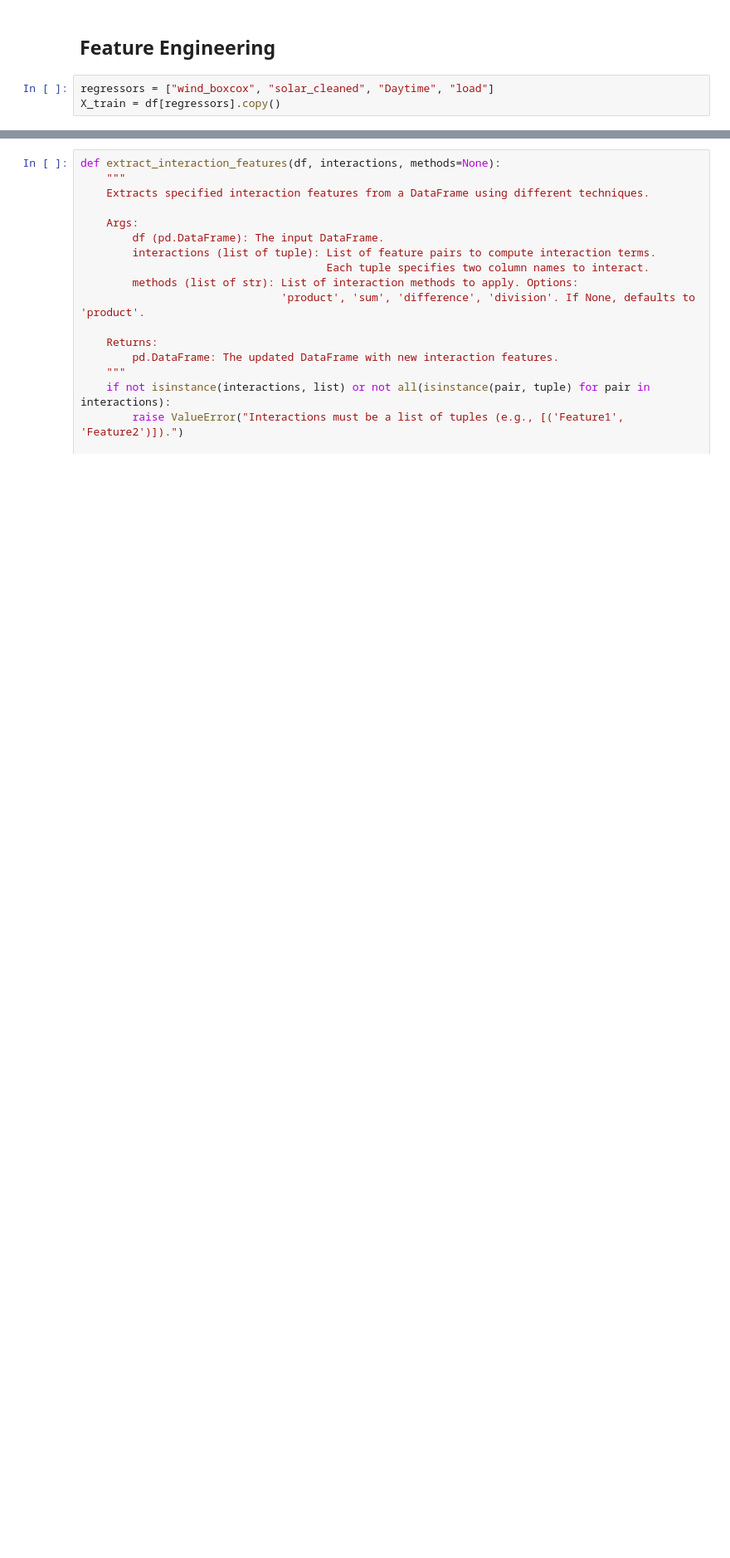
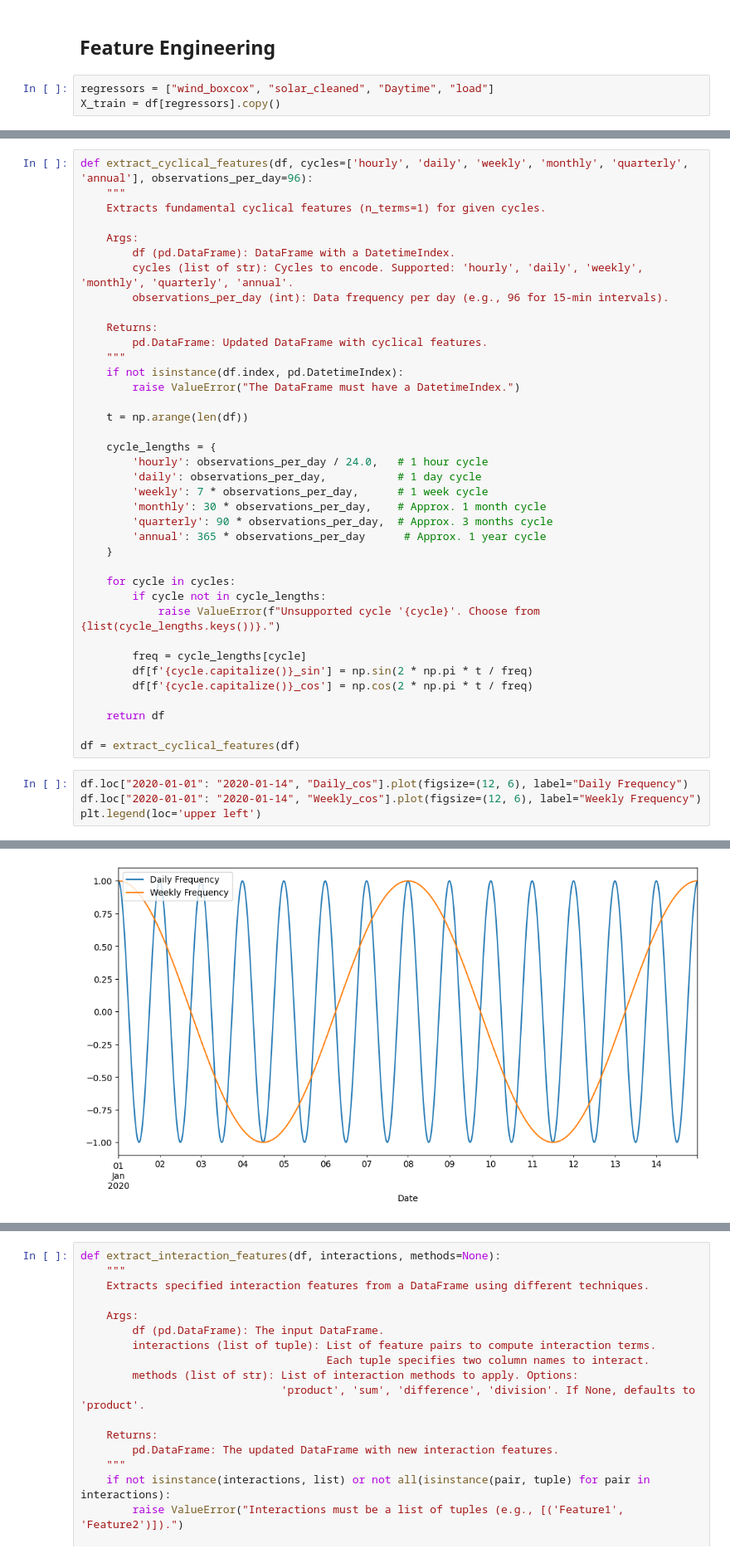
Before and after one commit to anthonymakarewicz/algo-electricity-trading, a Jupyter notebook: main.ipynb, the cells around one changed output, grey strips where cells are left out. Shown at 83% size. Cells and saved outputs as stored; diff of their text form; blank space fills up the shorter version.

```diff
--- a/main.ipynb
+++ b/main.ipynb
@@ -1215,0 +1170,43 @@ def extract_mstl_features(df, column, periods, robust=False):
+# %%
+def extract_cyclical_features(df, cycles=['hourly', 'daily', 'weekly', 'monthly', 'quarterly', 'annual'], observations_per_day=96):
+    """
+    Extracts fundamental cyclical features (n_terms=1) for given cycles.
+
+    Args:
+        df (pd.DataFrame): DataFrame with a DatetimeIndex.
+        cycles (list of str): Cycles to encode. Supported: 'hourly', 'daily', 'weekly', 'monthly', 'quarterly', 'annual'.
+        observations_per_day (int): Data frequency per day (e.g., 96 for 15-min intervals).
+
+    Returns:
+        pd.DataFrame: Updated DataFrame with cyclical features.
+    """
+    if not isinstance(df.index, pd.DatetimeIndex):
+        raise ValueError("The DataFrame must have a DatetimeIndex.")
+
+    t = np.arange(len(df))
+
+    cycle_lengths = {
+        'hourly': observations_per_day / 24.0,   # 1 hour cycle
+        'daily': observations_per_day,           # 1 day cycle
+        'weekly': 7 * observations_per_day,      # 1 week cycle
+        'monthly': 30 * observations_per_day,    # Approx. 1 month cycle
+        'quarterly': 90 * observations_per_day,  # Approx. 3 months cycle
+        'annual': 365 * observations_per_day      # Approx. 1 year cycle
+    }
+
+    for cycle in cycles:
+        if cycle not in cycle_lengths:
+            raise ValueError(f"Unsupported cycle '{cycle}'. Choose from {list(cycle_lengths.keys())}.")
+
+        freq = cycle_lengths[cycle]
+        df[f'{cycle.capitalize()}_sin'] = np.sin(2 * np.pi * t / freq)
+        df[f'{cycle.capitalize()}_cos'] = np.cos(2 * np.pi * t / freq)
+
+    return df
+
+df = extract_cyclical_features(df)
+# %%
+df.loc["2020-01-01": "2020-01-14", "Daily_cos"].plot(figsize=(12, 6), label="Daily Frequency")
+df.loc["2020-01-01": "2020-01-14", "Weekly_cos"].plot(figsize=(12, 6), label="Weekly Frequency")
+plt.legend(loc='upper left')
+# %% [output]
@@ -1215,0 +1214 @@ def extract_mstl_features(df, column, periods, robust=False):
+[figure, added]
```
Also changed, not shown: parts of 28 cells of this notebook.
